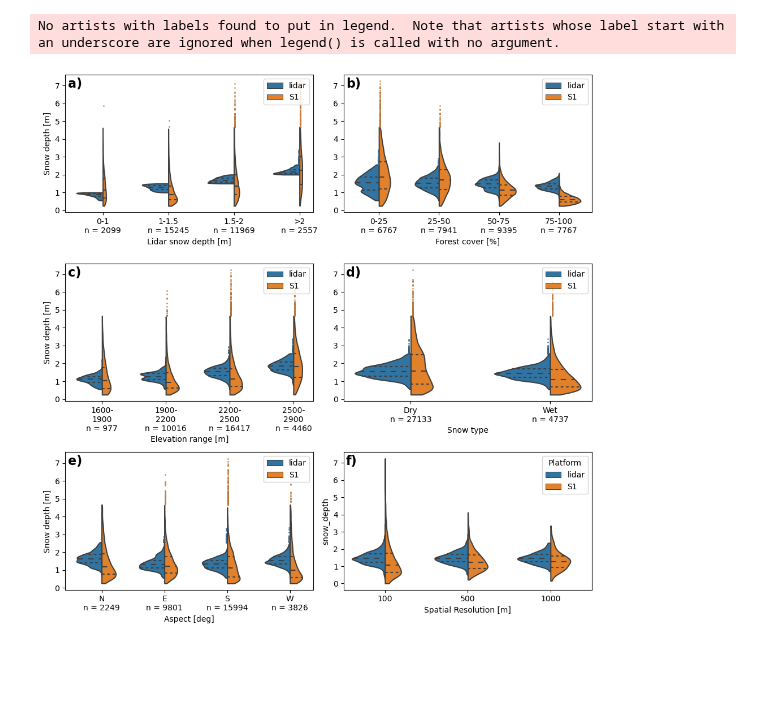
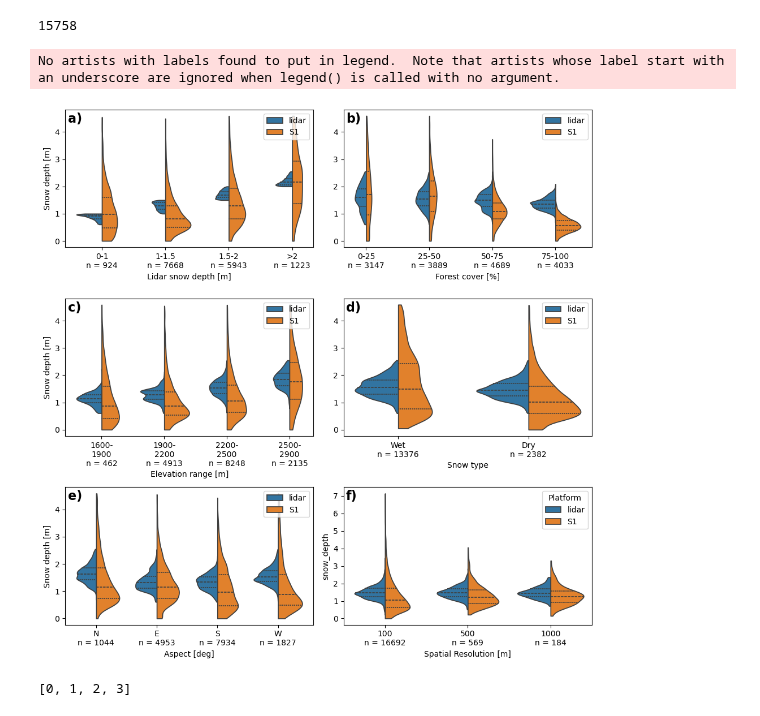
Before and after one commit to ZachHoppinen/spicy-analysis, a Jupyter notebook: src/compare/factors/ross_banner_figs.ipynb, the cells around one changed output. Drawn from its saved outputs; the diff is of its cells as text; code cells hidden in the pictures; blank space fills up the shorter version.

Commit message:
fixing pixel count issues

```diff
--- a/src/compare/factors/ross_banner_figs.ipynb
+++ b/src/compare/factors/ross_banner_figs.ipynb
@@ -21,5 +23,9 @@ fig_dir = Path('/bsuhome/zacharykeskinen/spicy-analysis/figures/factors/banner')
 # %%
-data = retrieval_from_parameters(data, A = 1.5, B = 0.1, C = 0.60)
+# data = retrieval_from_parameters(data, A = 1.5, B = 0.1, C = 0.60)
 # %%
 data['inc'] = data['s1'].sel(band = 'inc').mean('time')
 data['aspect'] = aspect(data['lidar-dem']) - 45
+# %%
+x, y = data['lidar-sd'], data['snow_depth'].sel(time = '2021-03-15', method = 'nearest')
+idx = (~np.isnan(x)) & (~np.isnan(y))
+idx.sum()
@@ -26,20 +58,23 @@ data['aspect'] = aspect(data['lidar-dem']) - 45
 # %%
 lidar = data['lidar-sd']
-spicy = data['snow_depth'].sel(time='2021-03-15', method='nearest').where(~pd.isnull(data['lidar-sd']), np.nan)
-wet_snow = data['wet_snow'].sel(time='2021-03-15', method='nearest').where(~pd.isnull(data['lidar-sd']), np.nan)
-inc_angle = data['s1'].sel(band = 'inc').sel(time = '2021-03-15', method = 'nearest').where(~pd.isnull(data['lidar-sd']), np.nan)
+spicy = data['snow_depth'].sel(time='2021-03-15', method='nearest')
+idx = (~lidar.isnull()) & (~spicy.isnull())
+lidar = lidar.where(idx)
+spicy = spicy.where(idx)
+wet_snow = data['wet_snow'].sel(time='2021-03-15', method='nearest').where(idx)
+inc_angle = data['s1'].sel(band = 'inc').sel(time = '2021-03-15', method = 'nearest').where(idx)
 # conf_angle = data['confidence']
 
 violin_ = pd.DataFrame()
 violin_['lidar'] = lidar.values.flatten()
-violin_.loc[violin_['lidar']==0, 'lidar'] = np.nan
+# violin_.loc[violin_['lidar']==0, 'lidar'] = np.nan
 violin_['S1'] = spicy.values.flatten()
-violin_['fcf'] = data['fcf'].values.flatten()
-violin_['elev'] = data['lidar-dem'].values.flatten()
+violin_['fcf'] = data['fcf'].where(idx).values.flatten()
+violin_['elev'] = data['lidar-dem'].where(idx).values.flatten()
 violin_['wet_snow'] = wet_snow.values.flatten()
 violin_['inc_angle'] = np.rad2deg(inc_angle.values.flatten())
 # violin_['conf_angle'] = np.rad2deg(conf_angle.values.flatten())
-violin_['aspect'] = data['aspect'].values.flatten()
+violin_['aspect'] = data['aspect'].where(idx).values.flatten()
 
 violin_['sd_cat'] = pd.cut(violin_['lidar'],
                            bins=[0, 1, 1.5, 2, 10],
@@ -165,7 +200,7 @@ axes[0,1].set_xticks(master_xticks, labels=['']*6)
 axes[0,1].set_yticks(master_yticks, labels=['']*len(master_yticks))
 axes[1,1].set_yticks(master_yticks, labels=['']*len(master_yticks))
 axes[2,1].set_yticks(master_yticks, labels=['']*len(master_yticks))
-
+0
 for ax, letter in zip(axes.flatten(), ['a','b','c','d','e','f']):
     ax.text(0.01, 0.98,f'{letter})', transform=ax.transAxes, ha = 'left', va = 'top', weight='bold', size = 16)
 
@@ -186,12 +221,14 @@ violin.dropna(inplace=True)
 deep_lidar_idx = violin[(violin['snow_depth'] > violin_['lidar'].quantile(0.99)) & (violin['Platform'] == 'lidar')].index
 deep_spicy_idx = violin[(violin['snow_depth'] > violin_['S1'].quantile(0.99)) & (violin['Platform'] == 'S1')].index
 shallow_lidar_idx = violin[(violin['snow_depth'] < violin_['lidar'].quantile(0.01)) & (violin['Platform'] == 'lidar')].index
-shallow_spicy_idx = violin[(violin['snow_depth'] < violin_['S1'].quantile(0.06)) & (violin['Platform'] == 'S1')].index
+shallow_spicy_idx = violin[(violin['snow_depth'] < violin_['S1'].quantile(0.01)) & (violin['Platform'] == 'S1')].index
 outlier_idx = deep_lidar_idx.union(deep_spicy_idx).union(shallow_lidar_idx).union(shallow_spicy_idx)
 deep_outlier_idx = deep_lidar_idx.union(deep_spicy_idx)
 violin_outliers = violin.loc[deep_outlier_idx]
 # Drop outliers from main df
 violin.drop(index=outlier_idx, inplace=True)
+
+print(len(violin[violin.Platform == 'lidar']) + len(outlier_idx))
 
 # Plotting
 
@@ -204,7 +241,7 @@ sns.violinplot(data=violin, x='wet_snow', y='snow_depth', hue='Platform', split=
 sns.violinplot(data=violin, x='aspect_cat', y='snow_depth', hue='Platform', split=True, inner='quartile', ax=ax[2,0], cut=0)
 # sns.violinplot(data=violin, x='conf_cat', y='snow_depth', hue='Platform', split=True, inner='quartile', ax=ax[2,1], cut=0)
 # Set wet snow labels before full label adjustment
-ax[1,1].set_xticklabels(['Dry','Wet'])
+ax[1,1].set_xticklabels(['Wet','Dry'])
 # ax[0,0].legend(loc='upper left', title='Platform')
 
 # Prepare x-coords to add outliers as scatter
@@ -220,7 +257,7 @@ x_labs = {'sd_cat':'Lidar snow depth [m]','fcf_cat':'Forest cover [%]','elev_cat
           'inc_cat':'Aspect [deg]'}
 
 for axx, col in zip(axes, cols):
-    components = list(zip([lab.get_text() for lab in axx.get_xticklabels()],violin[col].value_counts(sort=False).values))
+    components = list(zip([lab.get_text() for lab in axx.get_xticklabels()],violin[violin.Platform=='lidar'][col].value_counts(sort=False).values))
     new_labels = [l[0]+f'\nn = {l[1]}' for l in components]
     axx.set_xticklabels(new_labels)
     axx.set_ylabel('Snow depth [m]')
@@ -251,37 +288,44 @@ for ax in axes:
 for ax, letter in zip(axes, ['a','b','c','d','e','f']):
     ax.text(0.01, 0.98,f'{letter})', transform=ax.transAxes, ha = 'left', va = 'top', weight='bold', size = 16)
 
 # adding scale subplot
 scale = pd.DataFrame()
-spicy = data['snow_depth'].sel(time = '2021-03-15', method = 'nearest').where(~data['lidar-sd'].isnull())
-lidar = data['lidar-sd'].where(~spicy.isnull())
+spicy = data['snow_depth'].sel(time = '2021-03-15', method = 'nearest').where(idx)
+lidar = data['lidar-sd'].where(idx)
 
 scale['lidar'] = lidar.values.ravel()
 scale['S1'] = spicy.values.ravel()
 scale_violin = scale[['lidar','S1']].melt(var_name='Platform',value_name='snow_depth')
 scale_violin['Spatial Resolution [m]'] = 100
 
 scale = pd.DataFrame()
 scale['lidar'] = lidar.coarsen(x=6, y = 6, boundary = 'pad').mean().values.ravel()
 scale['S1'] = spicy.coarsen(x=6, y = 6, boundary = 'pad').mean().values.ravel()
 coarse_violin = scale[['lidar','S1']].melt(var_name='Platform',value_name='snow_depth')
 coarse_violin['Spatial Resolution [m]'] = 500
 
-scale_violin = scale_violin.append(coarse_violin)
+scale_violin = pd.concat([scale_violin, coarse_violin])
 
 scale = pd.DataFrame()
 scale['lidar'] = lidar.coarsen(x=11, y = 11, boundary = 'pad').mean().values.ravel()
 scale['S1'] = spicy.coarsen(x=11, y = 11, boundary = 'pad').mean().values.ravel()
 coarse_violin = scale[['lidar','S1']].melt(var_name='Platform',value_name='snow_depth')
 coarse_violin['Spatial Resolution [m]'] = 1000
 
-scale_violin = scale_violin.append(coarse_violin)
+scale_violin = pd.concat([scale_violin, coarse_violin])
 
-sns.violinplot(data = scale_violin, y = 'snow_depth', x = 'Spatial Resolution [m]', hue = 'Platform', split=True, inner='quartile', cut=0, ax= axes[-1])
+sns.violinplot(data = scale_violin.reset_index(), y = 'snow_depth', x = 'Spatial Resolution [m]', hue = 'Platform', split=True, inner='quartile', cut=0, ax= axes[-1])
+scale_violin = scale_violin[scale_violin.Platform == 'lidar']
+axes[-1].set_xticks([0,1,2],[f"100\nn = {len(scale_violin[scale_violin['Spatial Resolution [m]']== 100].dropna())}", f"500\nn = {len(scale_violin[scale_violin['Spatial Resolution [m]']== 500].dropna())}", f"1000\nn = {len(scale_violin[scale_violin['Spatial Resolution [m]']== 1000].dropna())}"])
 
 # added scale subplot
 plt.tight_layout()
 plt.savefig(fig_dir.joinpath('banner_violins.png'))
 # %% [output]
-No artists with labels found to put in legend.  Note that artists whose label start with an underscore are ignored when legend() is called with no argument.
+15758
+No artists with labels found to put in legend.  Note that artists whose label start with an underscore are ignored when legend() is called with no argument.
-[figure, old version]
+[figure, new version]
+# %%
+axes[0].get_xticks()
+# %% [output]
+[0, 1, 2, 3]
```
Also changed, not shown: parts of 4 cells of this notebook, 3 other files.
